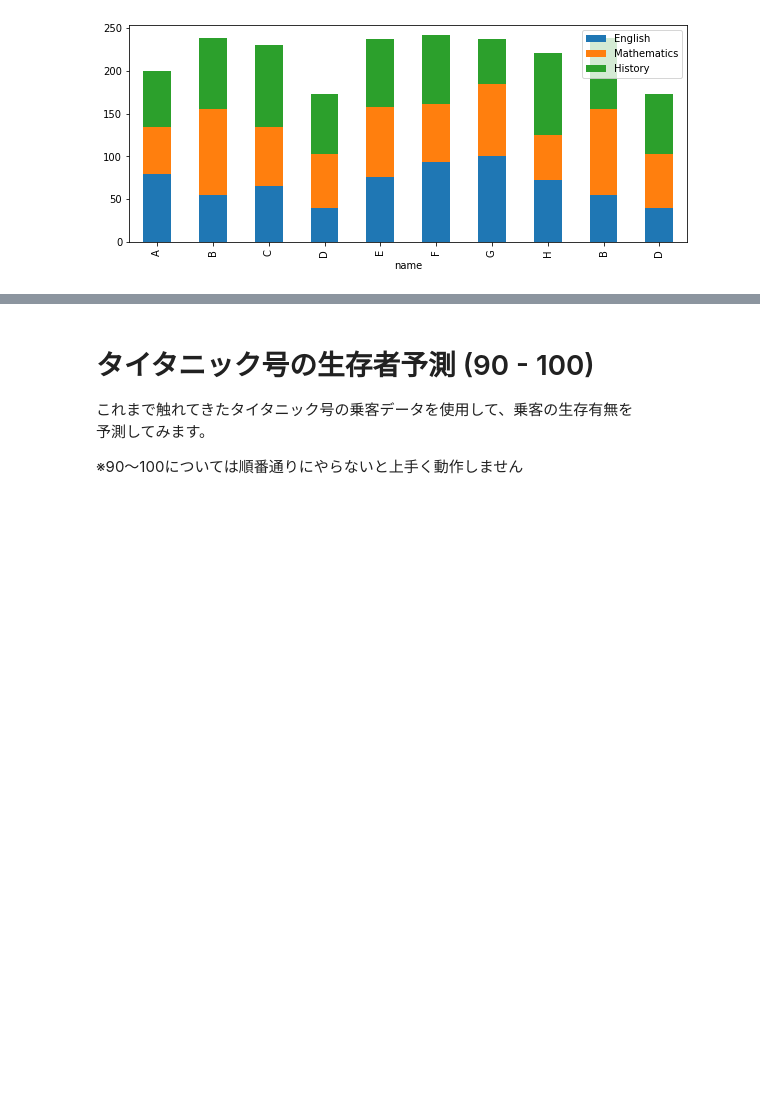
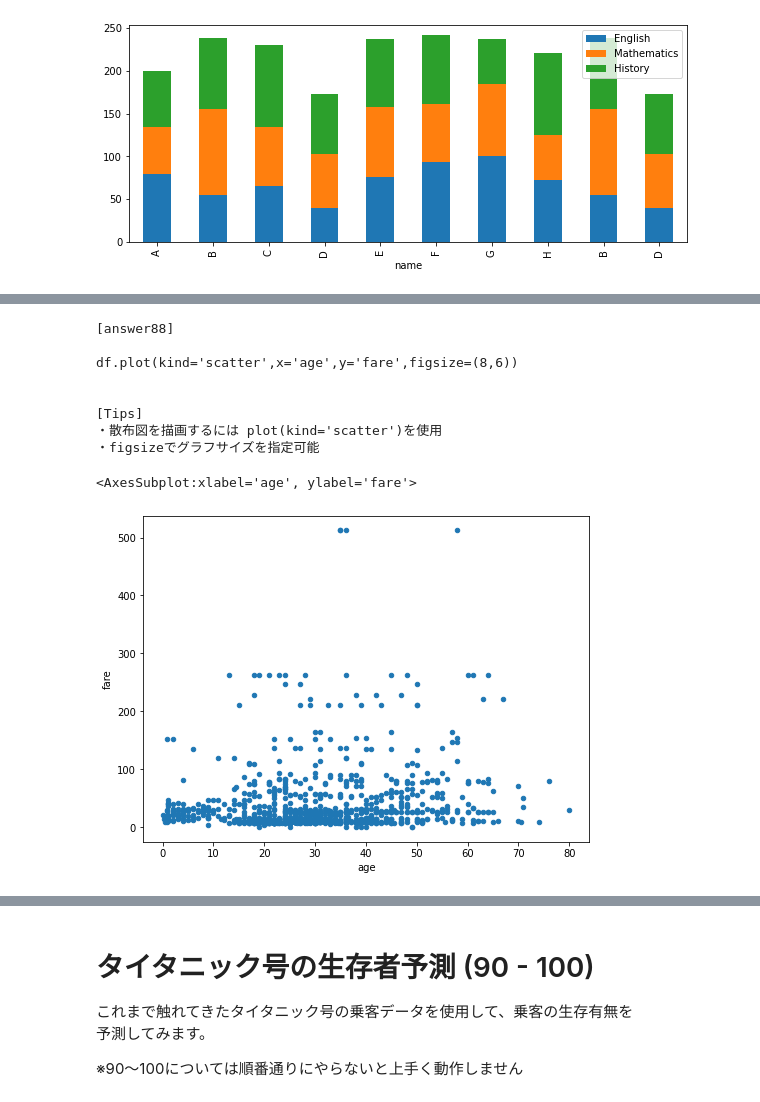
Before and after one commit to mizutaninaoki/pandas-100-knock, a Jupyter notebook: notebook/01_Pandas_100_Knocks_for_Begginer_v1.0.6.ipynb, the cells around one changed output, grey strips where cells are left out. Cells and saved outputs as stored; diff of their text form; code cells hidden in the pictures; blank space fills up the shorter version.

```diff
--- a/notebook/01_Pandas_100_Knocks_for_Begginer_v1.0.6.ipynb
+++ b/notebook/01_Pandas_100_Knocks_for_Begginer_v1.0.6.ipynb
@@ -2445,8 +2466,22 @@ df = initialize1() #初期化
 # %%
 # 【88】
 # dfのage列とfare列で散布図を作成
-#print(ans[88]) #回答表示
+print(ans[88]) #回答表示
 df = initialize1() #初期化
+
+
+df.plot(kind="scatter", x='age', y='fare', figsize=(8,6))
+# %% [output]
+[answer88]
+
+df.plot(kind='scatter',x='age',y='fare',figsize=(8,6))
+
+
+[Tips]
+・散布図を描画するには plot(kind='scatter')を使用
+・figsizeでグラフサイズを指定可能
+<AxesSubplot:xlabel='age', ylabel='fare'>
+[figure, added]
 # %%
 # 【89】
 # 【88】で描画したグラフに「age-fare scatter」という
```
Also changed, not shown: parts of 13 cells of this notebook, 1 other file.
